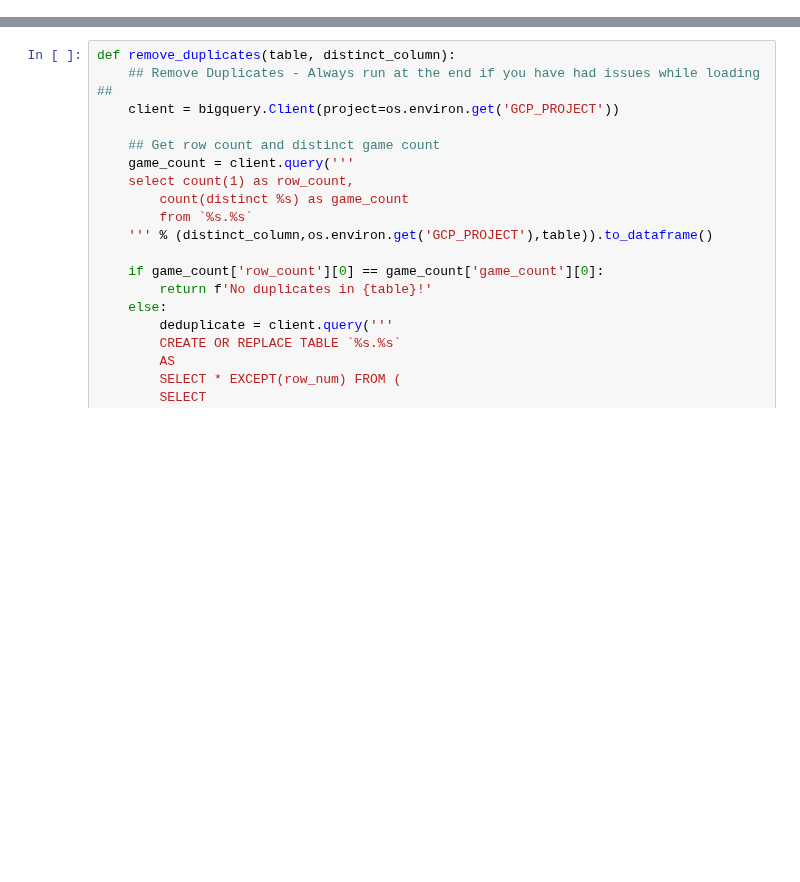
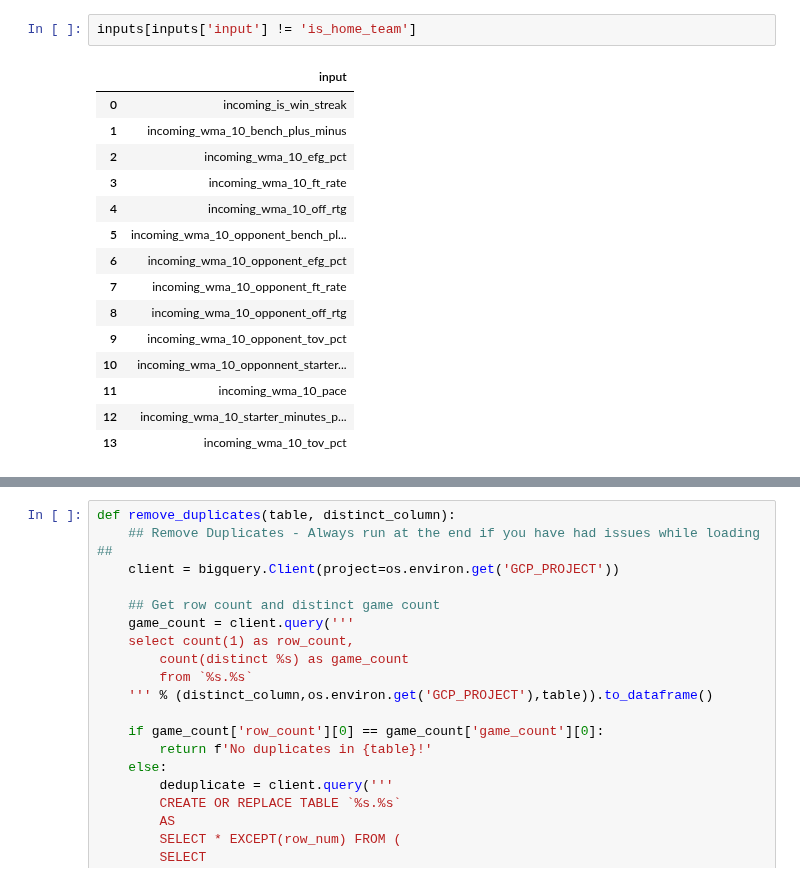
Before and after one commit to cwilbar04/gcp-end-to-end-nba-predictions, a Jupyter notebook: notebooks/Testing Sandbox.ipynb, the cells around one changed output, grey strips where cells are left out. Drawn from its saved outputs; the diff is of its cells as text; blank space fills up the shorter version.

```diff
--- a/notebooks/Testing Sandbox.ipynb
+++ b/notebooks/Testing Sandbox.ipynb
@@ -0,0 +119,18 @@
+# %%
+inputs[inputs['input'] != 'is_home_team']
+# %% [output]
+|  | input |
+| 0 | incoming_is_win_streak |
+| 1 | incoming_wma_10_bench_plus_minus |
+| 2 | incoming_wma_10_efg_pct |
+| 3 | incoming_wma_10_ft_rate |
+| 4 | incoming_wma_10_off_rtg |
+| 5 | incoming_wma_10_opponent_bench_pl... |
+| 6 | incoming_wma_10_opponent_efg_pct |
+| 7 | incoming_wma_10_opponent_ft_rate |
+| 8 | incoming_wma_10_opponent_off_rtg |
+| 9 | incoming_wma_10_opponent_tov_pct |
+| 10 | incoming_wma_10_opponnent_starter... |
+| 11 | incoming_wma_10_pace |
+| 12 | incoming_wma_10_starter_minutes_p... |
+| 13 | incoming_wma_10_tov_pct |
```
Also changed, not shown: parts of 58 cells of this notebook, 7 other files.
